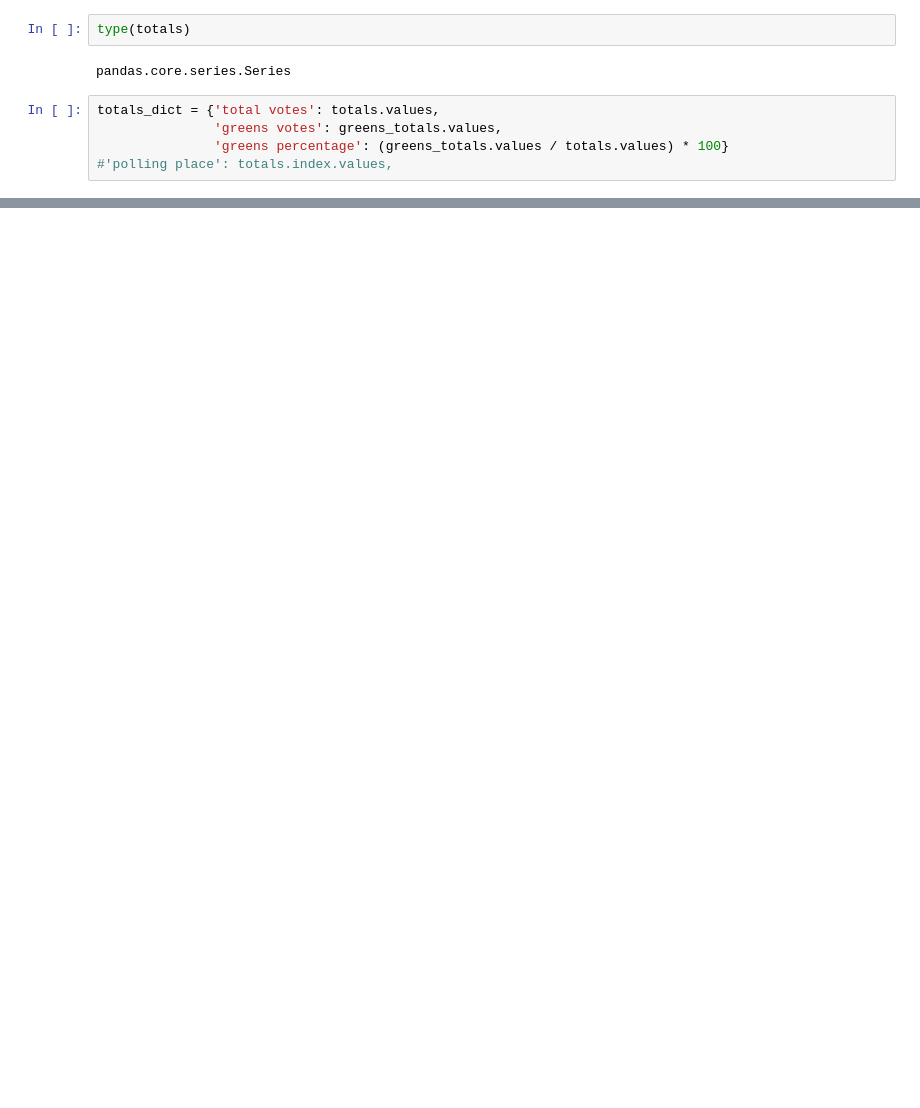
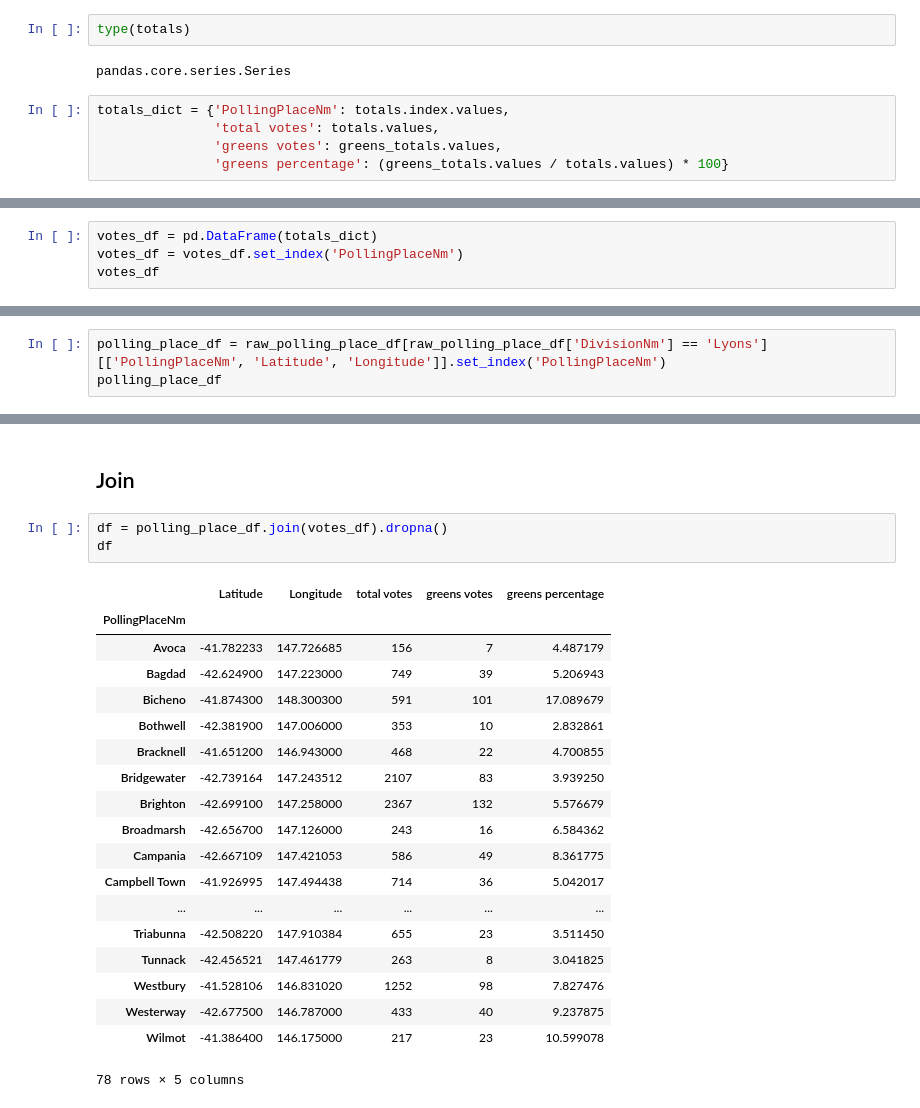
Before and after one commit to DamienIrving/election-analysis, a Jupyter notebook: data_manipulation.ipynb, the cells around one changed output, grey strips where cells are left out. Drawn from its saved outputs; the diff is of its cells as text; blank space fills up the shorter version.

```diff
--- a/data_manipulation.ipynb
+++ b/data_manipulation.ipynb
@@ -73,7 +53,7 @@ type(totals)
 # %% [output]
 pandas.core.series.Series
 # %%
-totals_dict = {'total votes': totals.values,
+totals_dict = {'PollingPlaceNm': totals.index.values,
+               'total votes': totals.values,
                'greens votes': greens_totals.values,
                'greens percentage': (greens_totals.values / totals.values) * 100}
-#'polling place': totals.index.values,
@@ -100,0 +60,4 @@ pd.DataFrame(totals_dict, index=totals.index.values)
+# %%
+votes_df = pd.DataFrame(totals_dict)
+votes_df = votes_df.set_index('PollingPlaceNm')
+votes_df
@@ -100,0 +109,3 @@ pd.DataFrame(totals_dict, index=totals.index.values)
+# %%
+polling_place_df = raw_polling_place_df[raw_polling_place_df['DivisionNm'] == 'Lyons'][['PollingPlaceNm', 'Latitude', 'Longitude']].set_index('PollingPlaceNm')
+polling_place_df
@@ -100,0 +132,25 @@ pd.DataFrame(totals_dict, index=totals.index.values)
+# %% [markdown]
+## Join
+# %%
+df = polling_place_df.join(votes_df).dropna()
+df
+# %% [output]
+|  | Latitude | Longitude | total votes | greens votes | greens percentage |
+| PollingPlaceNm |  |  |  |  |  |
+| Avoca | -41.782233 | 147.726685 | 156 | 7 | 4.487179 |
+| Bagdad | -42.624900 | 147.223000 | 749 | 39 | 5.206943 |
+| Bicheno | -41.874300 | 148.300300 | 591 | 101 | 17.089679 |
+| Bothwell | -42.381900 | 147.006000 | 353 | 10 | 2.832861 |
+| Bracknell | -41.651200 | 146.943000 | 468 | 22 | 4.700855 |
+| Bridgewater | -42.739164 | 147.243512 | 2107 | 83 | 3.939250 |
+| Brighton | -42.699100 | 147.258000 | 2367 | 132 | 5.576679 |
+| Broadmarsh | -42.656700 | 147.126000 | 243 | 16 | 6.584362 |
+| Campania | -42.667109 | 147.421053 | 586 | 49 | 8.361775 |
+| Campbell Town | -41.926995 | 147.494438 | 714 | 36 | 5.042017 |
+| ... | ... | ... | ... | ... | ... |
+| Triabunna | -42.508220 | 147.910384 | 655 | 23 | 3.511450 |
+| Tunnack | -42.456521 | 147.461779 | 263 | 8 | 3.041825 |
+| Westbury | -41.528106 | 146.831020 | 1252 | 98 | 7.827476 |
+| Westerway | -42.677500 | 146.787000 | 433 | 40 | 9.237875 |
+| Wilmot | -41.386400 | 146.175000 | 217 | 23 | 10.599078 |
+78 rows × 5 columns
```
Also changed, not shown: parts of 12 cells of this notebook.
